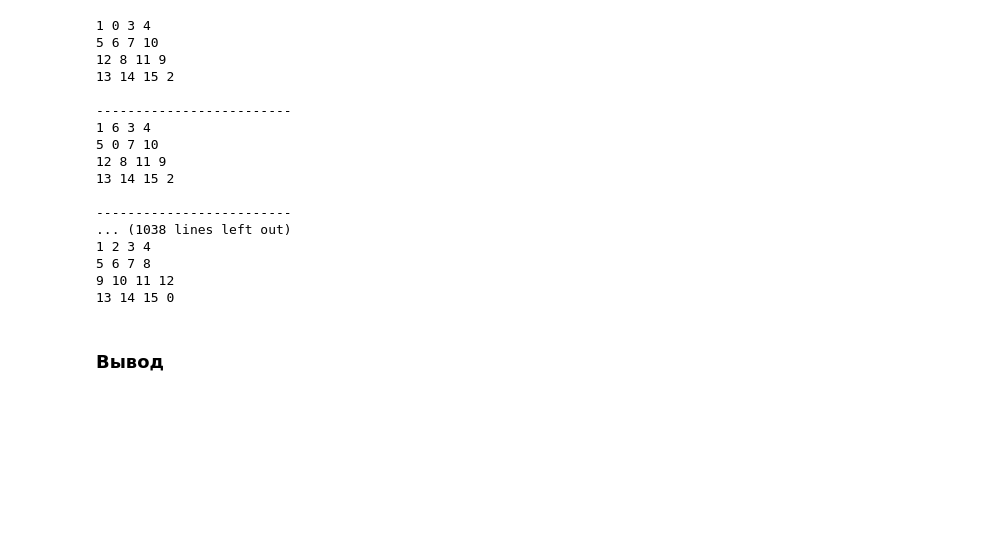
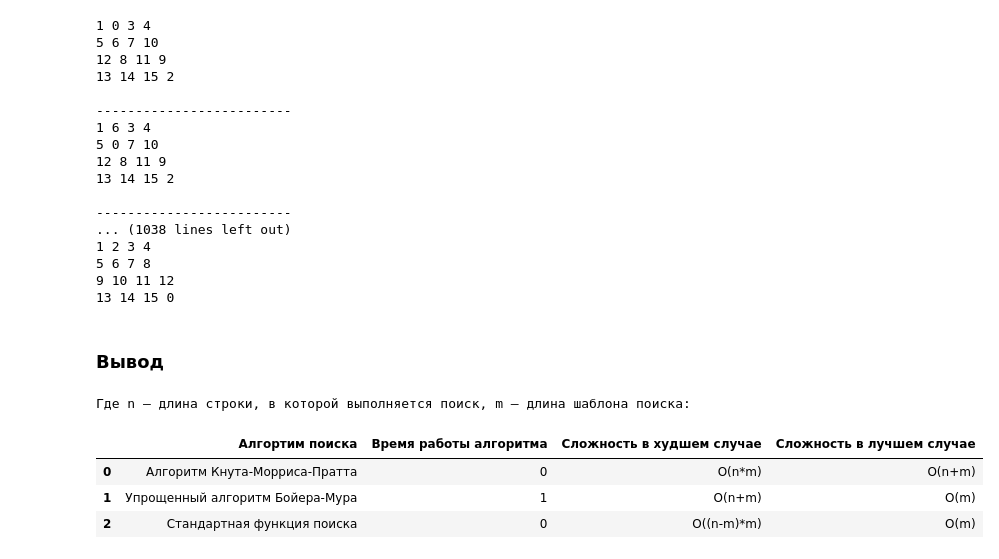
Before and after one commit to LushinEA/Data-Structures-and-Algorithms, a Jupyter notebook: labs/Lab3.ipynb, the cells around one changed output. Cells and saved outputs as stored; diff of their text form; code cells hidden in the pictures; blank space fills up the shorter version.

```diff
--- a/labs/Lab3.ipynb
+++ b/labs/Lab3.ipynb
@@ -19,6 +21,8 @@ from collections import defaultdict
 # %% [markdown]
 #### Алгоритм Кнута-Морриса-Пратта
 # %%
+start_time = time.time()
+
 def prefix_function(text):
     n = len(text)
     pi = [0] * n
@@ -47,12 +51,15 @@ def kmp_search(text, sub_text, register, start_index=0):
             return "Результат: Совпадение найдено"
     return "Результат: Совпадение не найдено"
 
+time_kmp_search = round((time.time() - start_time)*1000)
 
 text = input("Введите строку: ")
 sub_text = input("Введите подстроку: ")
 register = input("Включить чувствительность к регистру? (0 - нет, 1 - да): ")
 
 print(kmp_search(text, sub_text, register, 0))
+print('------------------Время работы поиска элемента------------------')
+print("--- {0} ms ---".format(time_kmp_search))
 # %% [output]
 Введите строку: Hello World
 Введите подстроку: WORLD
@@ -61,6 +70,7 @@ print(kmp_search(text, sub_text, register, 0))
 # %% [markdown]
 #### Упрощенный алгоритм Бойера-Мура
 # %%
+start_time = time.time()
 # Этап 1: формирование таблицы смещений
 def bmPredCompil(sub_text):
     S = set()  # уникальные символы в образе
@@ -108,10 +118,13 @@ def boyerMurSearch(text, sub_text, register):
     else:
         return "Результат: Совпадение не найдено"
 
+time_boyerMurSearch = round((time.time() - start_time)*1000)
 
 text = input("Введите строку: ")
 sub_text = input("Введите подстроку: ")
 register = input("Включить чувствительность к регистру? (0 - нет, 1 - да): ")
 
 print(boyerMurSearch(text, sub_text, register))
+print('------------------Время работы поиска элемента------------------')
+print("--- {0} ms ---".format(time_boyerMurSearch))
 # %% [output]
@@ -121,0 +139,20 @@ print(boyerMurSearch(text, sub_text, register))
+# %%
+start_time = time.time()
+
+def standart_search(text, sub_text, register):
+    if register == '0':
+        text = text.lower()
+        sub_text = sub_text.lower()
+    if text.find(sub_text)!= -1:
+        return "Результат: Совпадение найдено"
+    else:
+        return "Результат: Совпадение не найдено"
+
+time_standart_search = round((time.time() - start_time)*1000)
+
+text = input("Введите строку: ")
+sub_text = input("Введите подстроку: ")
+register = input("Включить чувствительность к регистру? (0 - нет, 1 - да): ")
+print(standart_search(text, sub_text, register))
+print('------------------Время работы поиска элемента------------------')
+print("--- {0} ms ---".format(time_standart_search))
@@ -275,3 +319,18 @@ print(str(result))
 13 14 15 0
 # %% [markdown]
 ### Вывод
+# %%
+print("Где n — длина строки, в которой выполняется поиск, m — длина шаблона поиска:")
+table_search = [["Алгоритм Кнута-Морриса-Пратта", time_kmp_search, "O(n*m)", "O(n+m)"],
+              ["Упрощенный алгоритм Бойера-Мура", time_boyerMurSearch, "O(n+m)", "O(m)"],
+              ["Стандартная функция поиска", time_standart_search, "O((n-m)*m)", "O(m)"]]
+
+
+
+pd.DataFrame(table_search, columns=["Алгортим поиска","Время работы алгоритма", "Сложность в худшем случае", "Сложность в лучшем случае"])
+# %% [output]
+Где n — длина строки, в которой выполняется поиск, m — длина шаблона поиска:
+|  | Алгортим поиска | Время работы алгоритма | Сложность в худшем случае | Сложность в лучшем случае |
+| 0 | Алгоритм Кнута-Морриса-Пратта | 0 | O(n*m) | O(n+m) |
+| 1 | Упрощенный алгоритм Бойера-Мура | 1 | O(n+m) | O(m) |
+| 2 | Стандартная функция поиска | 0 | O((n-m)*m) | O(m) |
```
Also changed, not shown: parts of 5 cells of this notebook.
